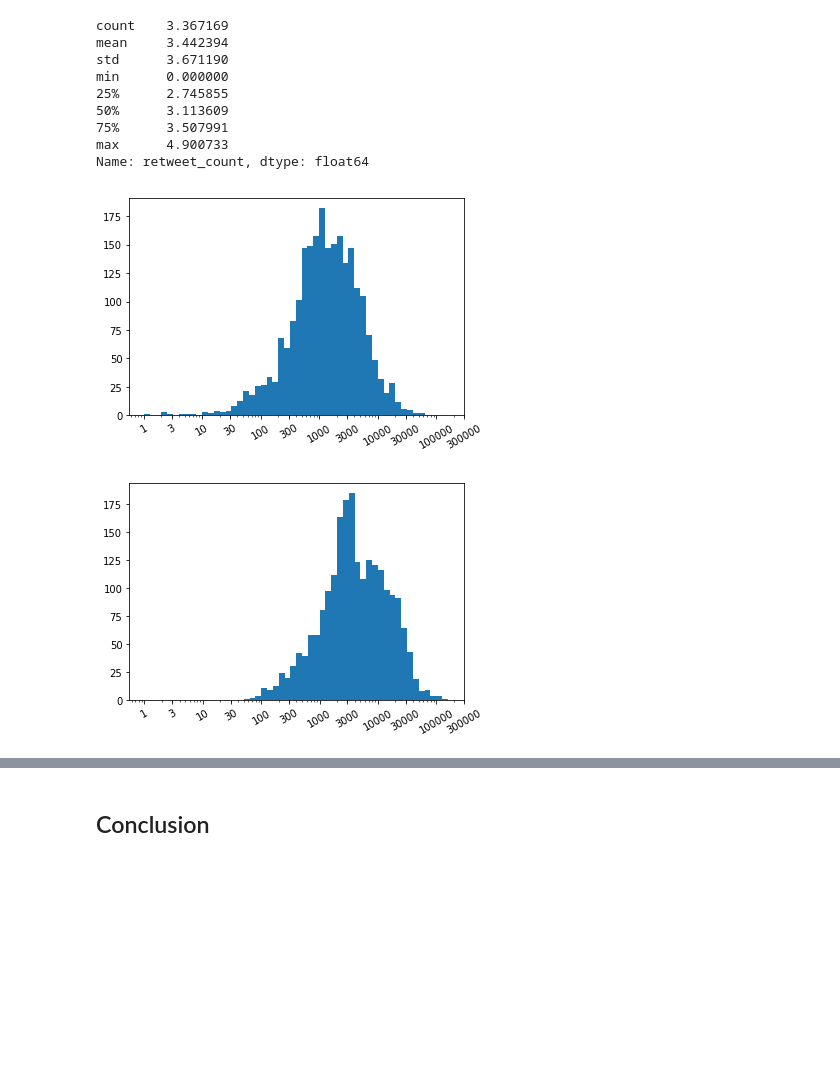
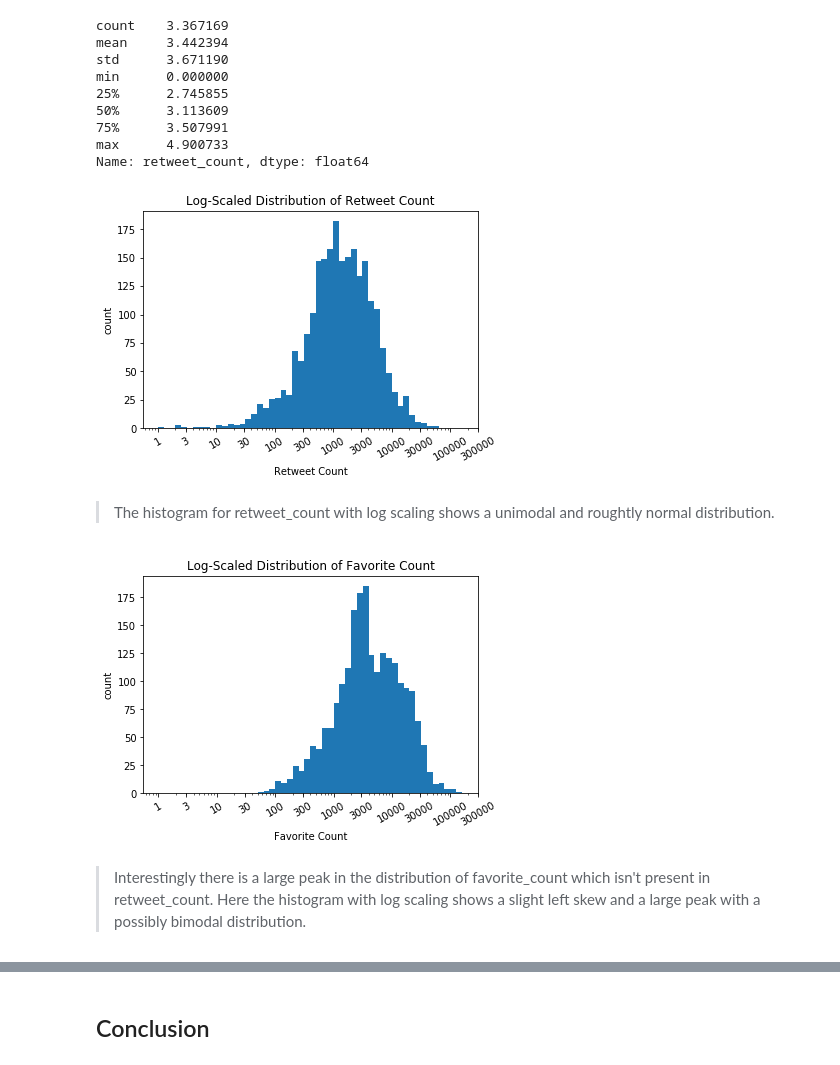
Before and after one commit to deepaksithu/Twitter_Archive_Analysis_Project, a Jupyter notebook: wrangle_act.ipynb, the cells around one changed output, grey strips where cells are left out. Drawn from its saved outputs; the diff is of its cells as text; code cells hidden in the pictures; blank space fills up the shorter version.

```diff
--- a/wrangle_act.ipynb
+++ b/wrangle_act.ipynb
@@ -817,20 +826,23 @@ min      0.000000
 max      4.900733
 Name: retweet_count, dtype: float64
 # %%
-# histogram of retweet_count with log scaling
-# shows unimodal, roughly normal distribution
+# histogram of retweet_count with log scaling and set bins and xticks
 inc = 0.1
 bins = 10 ** np.arange(0, 4.9 + inc, inc)
 ticks = [1, 3, 10, 30, 100, 300, 1000, 3000, 10000, 30000, 100000, 300000]
 labels = ['{}'.format(v) for v in ticks]
 plt.hist(data = df1, x = 'retweet_count', bins = bins);
 plt.xscale('log');
 plt.xticks(ticks, labels, rotation = 30);
+plt.xlabel('Retweet Count');
+plt.ylabel('count');
+plt.title('Log-Scaled Distribution of Retweet Count');
 # %% [output]
-[figure, old version]
+[figure, new version]
+# %% [markdown]
+> The histogram for retweet_count with log scaling shows a unimodal and roughtly normal distribution.
 # %%
-# histogram of favorite_count with log scaling
-# shows large peak in distributino with more prominent skew left compared to retweet_count
+# histogram of favorite_count with log scaling and set bins and xticks
 inc = 0.1
 bins = 10 ** np.arange(0, 5.2 + inc, inc)
 ticks = [1, 3, 10, 30, 100, 300, 1000, 3000, 10000, 30000, 100000, 300000]
@@ -838,8 +850,13 @@ labels = ['{}'.format(v) for v in ticks]
 plt.hist(data = df1, x = 'favorite_count', bins = bins);
 plt.xscale('log');
 plt.xticks(ticks, labels, rotation = 30);
+plt.xlabel('Favorite Count');
+plt.ylabel('count');
+plt.title('Log-Scaled Distribution of Favorite Count');
 # %% [output]
-[figure, old version]
+[figure, new version]
+# %% [markdown]
+> Interestingly there is a large peak in the distribution of favorite_count which isn't present in retweet_count. Here the histogram with log scaling shows a slight left skew and a large peak with a possibly bimodal distribution.
 # %%
 # bar chart of top ten counts of p1 predictions
 p1_order = df2['p1'].value_counts().index
```
Also changed, not shown: parts of 19 cells of this notebook.
